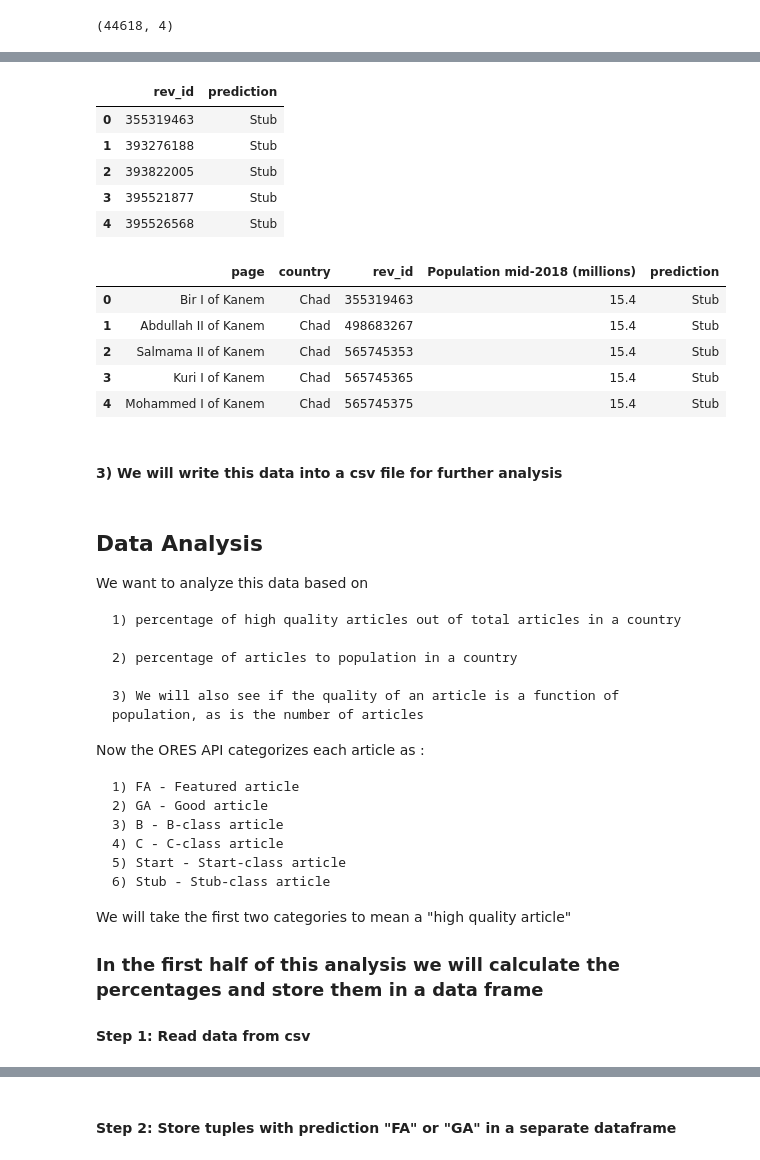
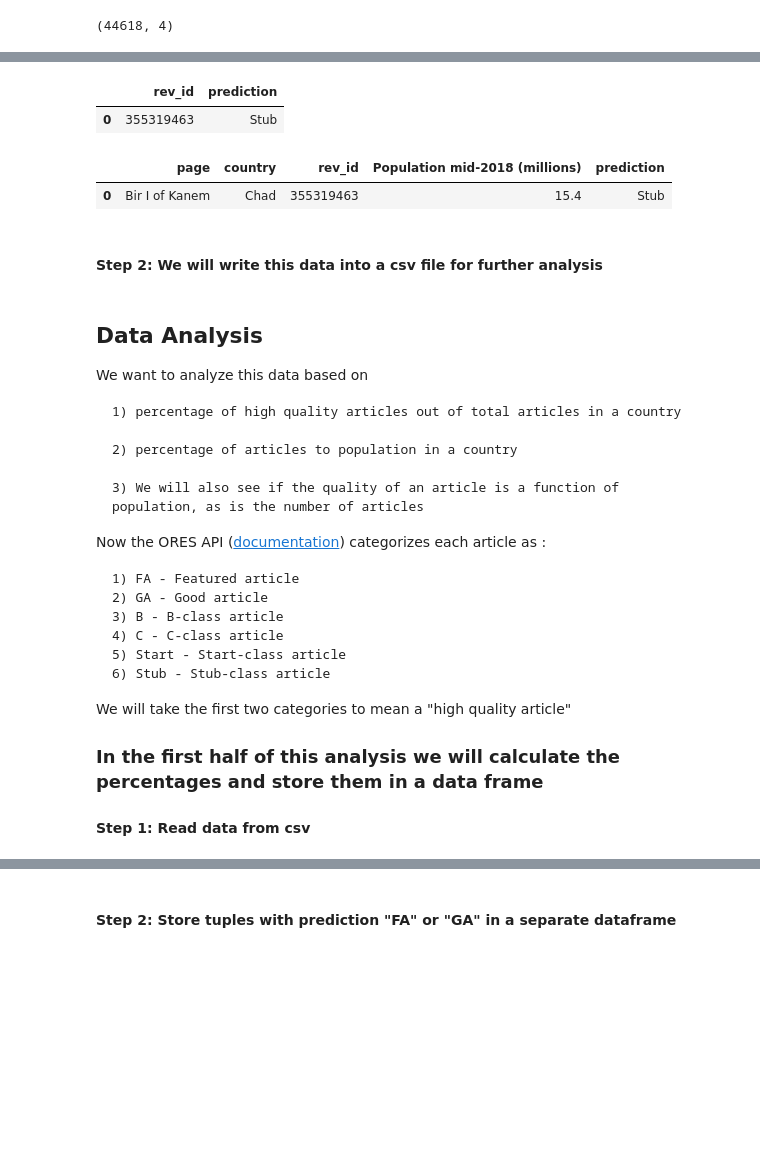
Before and after one commit to apoorva-sh/data-512-a2, a Jupyter notebook: hcds-a2-bias.ipynb, the cells around one changed output, grey strips where cells are left out. Saved outputs shown, nothing was run; the diff lists cells and outputs as text; code cells hidden in the pictures; blank space fills up the shorter version.

```diff
--- a/hcds-a2-bias.ipynb
+++ b/hcds-a2-bias.ipynb
@@ -472,27 +342,19 @@ pred_data.head()
 # %%
 del pred_data['Unnamed: 0'] #removing superfluous columns
 
-pred_data.head()
+pred_data.head(1)
 # %% [output]
 |  | rev_id | prediction |
 | 0 | 355319463 | Stub |
-| 1 | 393276188 | Stub |
-| 2 | 393822005 | Stub |
-| 3 | 395521877 | Stub |
-| 4 | 395526568 | Stub |
 # %%
 merged_data = pd.merge(merged_data,pred_data,on="rev_id",how="inner")
 # %%
-merged_data.head()
+merged_data.head(1)
 # %% [output]
 |  | page | country | rev_id | Population mid-2018 (millions) | prediction |
 | 0 | Bir I of Kanem | Chad | 355319463 | 15.4 | Stub |
-| 1 | Abdullah II of Kanem | Chad | 498683267 | 15.4 | Stub |
-| 2 | Salmama II of Kanem | Chad | 565745353 | 15.4 | Stub |
-| 3 | Kuri I of Kanem | Chad | 565745365 | 15.4 | Stub |
-| 4 | Mohammed I of Kanem | Chad | 565745375 | 15.4 | Stub |
 # %% [markdown]
-#### 3) We will write this data into a csv file for further analysis
+#### Step 2: We will write this data into a csv file for further analysis
 # %%
 merged_data.to_csv('data/generated_data/wp_wpds_politicians_by_country.csv')
 # %% [markdown]
@@ -506,7 +368,7 @@ We want to analyze this data based on
 
     3) We will also see if the quality of an article is a function of population, as is the number of articles
 
-Now the ORES API categorizes each article as :
+Now the ORES API ([documentation](https://www.mediawiki.org/wiki/ORES)) categorizes each article as :
 
     1) FA - Featured article
     2) GA - Good article
```
Also changed, not shown: parts of 47 cells of this notebook.
